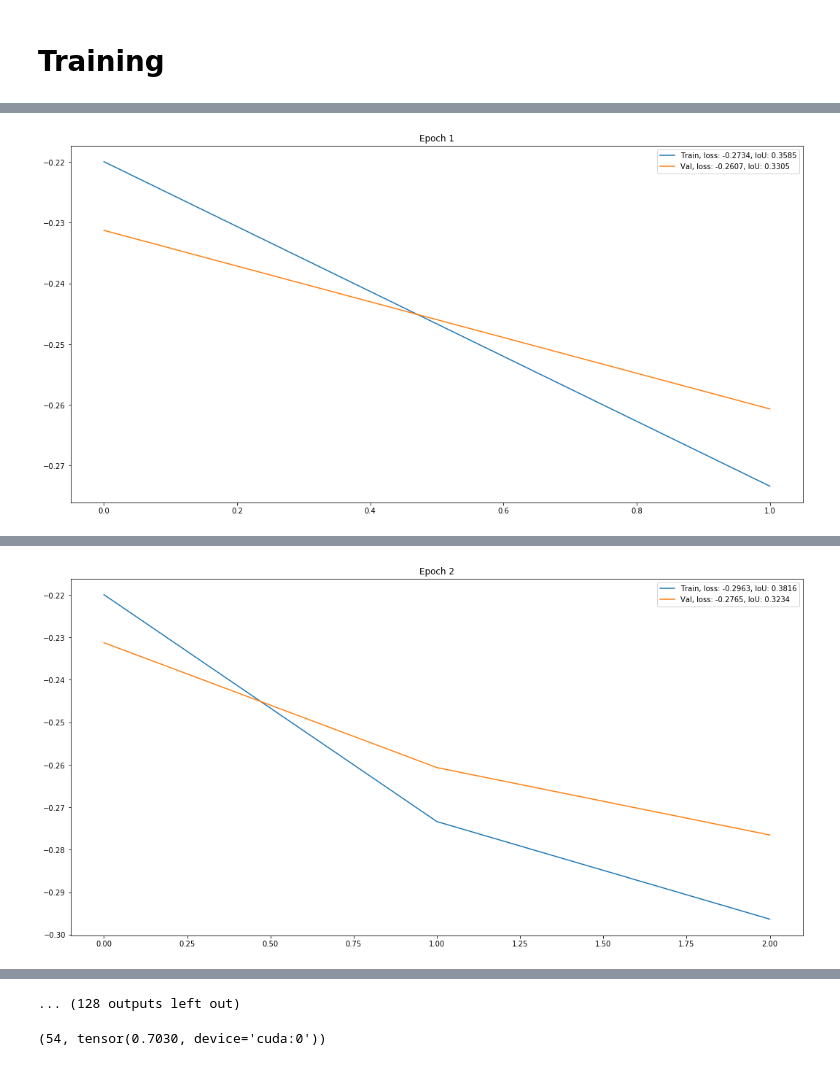
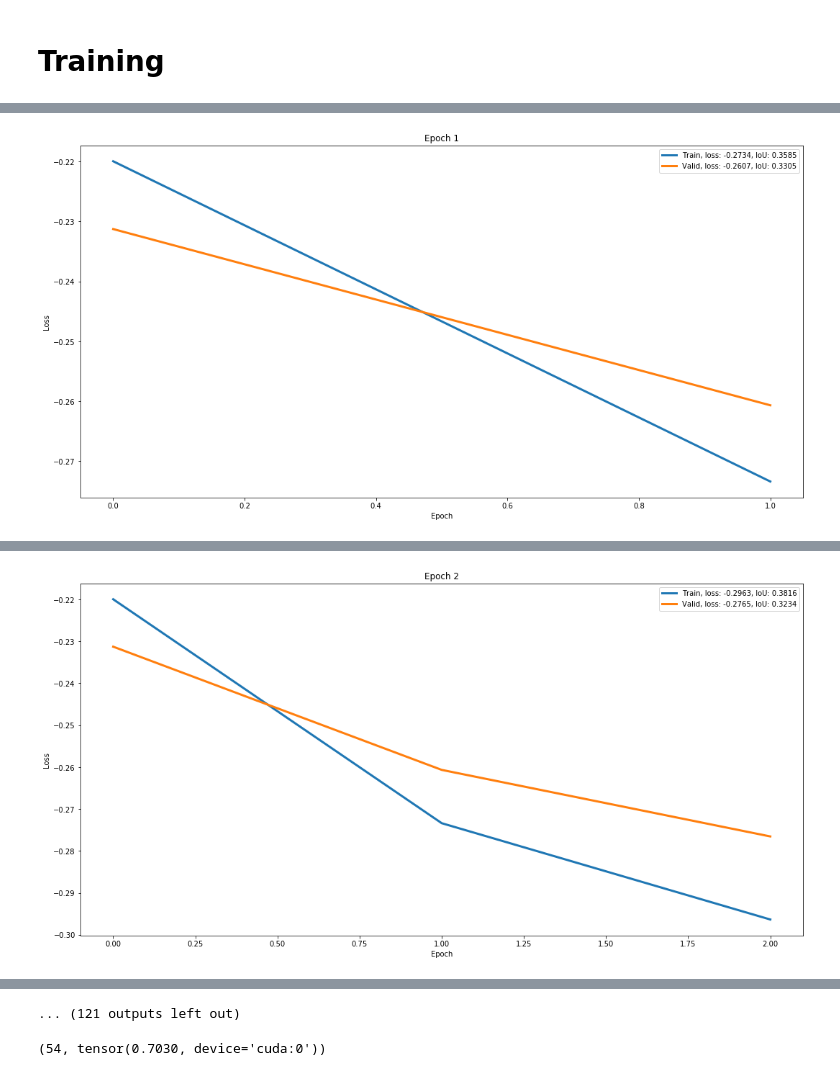
Before and after one commit to GeorgeBatch/kvasir-seg, a Jupyter notebook: notebooks/unet-augmented.ipynb, the cells around one changed output, grey strips where cells are left out. Cells and saved outputs as stored; diff of their text form; code cells hidden in the pictures.

```diff
--- a/notebooks/unet-augmented.ipynb
+++ b/notebooks/unet-augmented.ipynb
@@ -150,7 +142,8 @@ model = UNet(channel_in=3, channel_out=1)
 model = model.to(DEVICE) # load model to DEVICE
 # %%
 # Define variables for the training
-epochs = 70
+epochs = 100
+patience=10
 # %%
 # Define optimiser and criterion for the training. You can try different ones to see which works best for your data and task
 optimiser = torch.optim.Adam(model.parameters(), lr = 1e-4, weight_decay = 1e-8)
@@ -166,11 +159,14 @@ model_name = 'UNet_IoULoss_augmented'
 # %% [markdown]
 # Training
 # %%
+%%time
+
 train_losses = []
 val_losses = []
 best_iou = 0
 best_loss = np.Inf
 best_epoch = -1
+state = {}
 
 
 for epoch in range(epochs):
@@ -219,31 +215,47 @@ for epoch in range(epochs):
     epoch_train_iou = running_iou/len(dataloader_train)
     epoch_val_iou = val_iou/len(dataloader_val)
 
-    print("\r Epoch: {} of {}, Iter.: {} of {}, Loss: {:.6f}, Val. Loss: {:.6f}".format(epoch, epochs, len(dataloader_train), len(dataloader_train), epoch_train_loss, epoch_val_loss))
-    print("\r Epoch: {} of {}, Iter.: {} of {}, IoU: {:.6f}, Val. IoU: {:.6f}".format(epoch, epochs, len(dataloader_train), len(dataloader_train), epoch_train_iou, epoch_val_iou))
+    print("\r Epoch: {} of {}, Iter.: {} of {}, Train Loss: {:.6f}, IoU: {:.6f}".format(epoch, epochs, len(dataloader_train), len(dataloader_train), epoch_train_loss, epoch_train_iou))
+    print("\r Epoch: {} of {}, Iter.: {} of {}, Valid Loss: {:.6f}, IoU: {:.6f}".format(epoch, epochs, len(dataloader_train), len(dataloader_train), epoch_val_loss, epoch_val_iou))
 
 
     # plot
     plt.figure(figsize=(18, 9))
-    plt.plot(np.arange(len(train_losses)), train_losses, label=f'Train, loss: {epoch_train_loss:.4f}, IoU: {epoch_train_iou:.4f}')
-    plt.plot(np.arange(len(val_losses)), val_losses, label=f'Val, loss: {epoch_val_loss:.4f}, IoU: {epoch_val_iou:.4f}')
+    plt.plot(np.arange(len(train_losses)), train_losses, label=f'Train, loss: {epoch_train_loss:.4f}, IoU: {epoch_train_iou:.4f}', linewidth=3)
+    plt.plot(np.arange(len(val_losses)), val_losses, label=f'Valid, loss: {epoch_val_loss:.4f}, IoU: {epoch_val_iou:.4f}', linewidth=3)
+    plt.xlabel('Epoch')
+    plt.ylabel('Loss')
     plt.title(f'Epoch {epoch}')
     plt.legend(loc='best')
     plt.show()
 
-    # save if best results
+    # save if best results or break is has not improved for {patience} number of epochs
     best_iou = max(best_iou, epoch_val_iou)
     best_loss = min(best_loss, epoch_val_loss)
     best_epoch = epoch if best_iou == epoch_val_iou else best_epoch
 
+    # record losses
+    state['train_losses'] = train_losses
+    state['val_losses'] = val_losses
+
     if best_epoch == epoch:
         # print('Saving..')
-        state = {
-            'net': model.state_dict(),
-            'iou': best_iou,
-            'epoch': epoch,
-        }
+        state['net'] = model.state_dict()
+        state['iou'] = best_iou
+        state['epoch'] = epoch
+
         if not os.path.isdir('checkpoint'):
             os.mkdir('checkpoint')
         torch.save(state, f'../checkpoints/ckpt_{model_name}.pth')
+
+    elif best_epoch + patience < epoch:
+        print(f"\nEarly stopping. Target criteria has not improved for {patience} epochs.\n")
+        break
+
+
+# load once more and write all the losses down (otherwise, will not have the losses for the last 10 epochs)
+state = torch.load(f'../checkpoints/ckpt_{model_name}.pth')
+state['train_losses'] = train_losses
+state['val_losses'] = val_losses
+torch.save(state, f'../checkpoints/ckpt_{model_name}.pth')
 # %% [output]
@@ -255 +267 @@ for epoch in range(epochs):
-[figure, old version]
+[figure, new version]
@@ -258 +270 @@ for epoch in range(epochs):
-[figure, old version]
+[figure, new version]
@@ -268,4 +280,4 @@ for epoch in range(epochs):
-... (128 outputs left out)
+... (121 outputs left out)
 # %%
 best_epoch, best_iou
 # %% [output]
```
Also changed, not shown: parts of 11 cells of this notebook, 2 other files.
